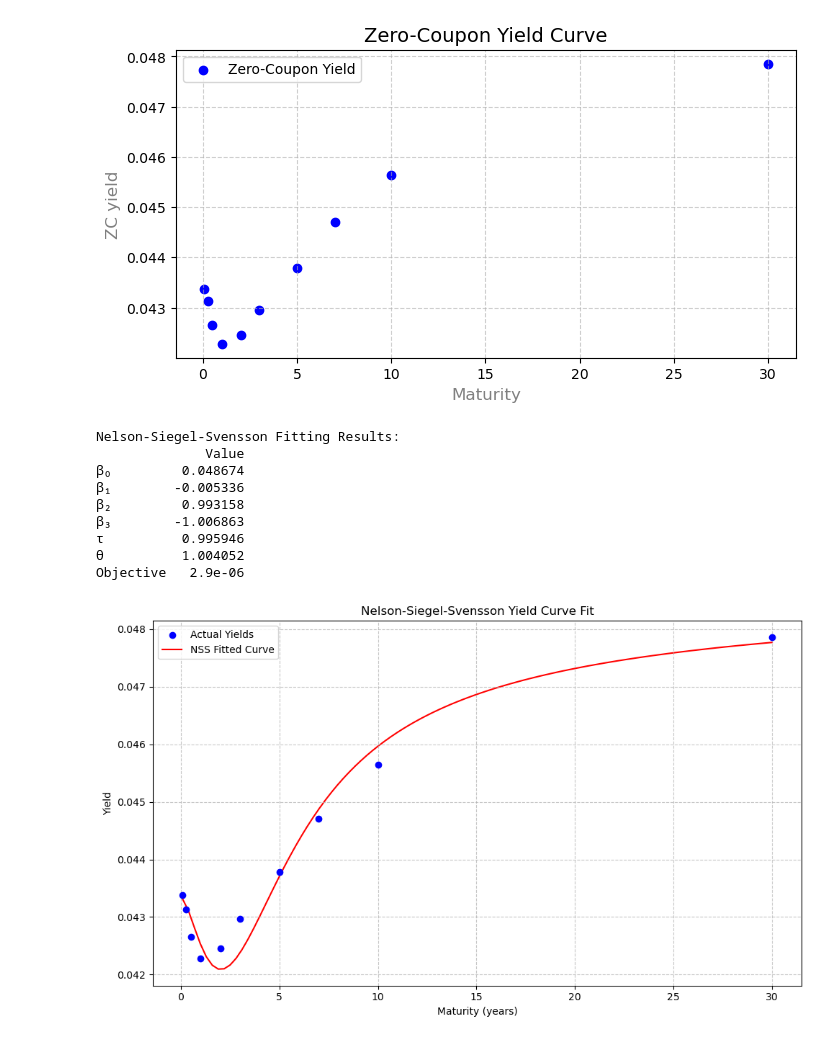
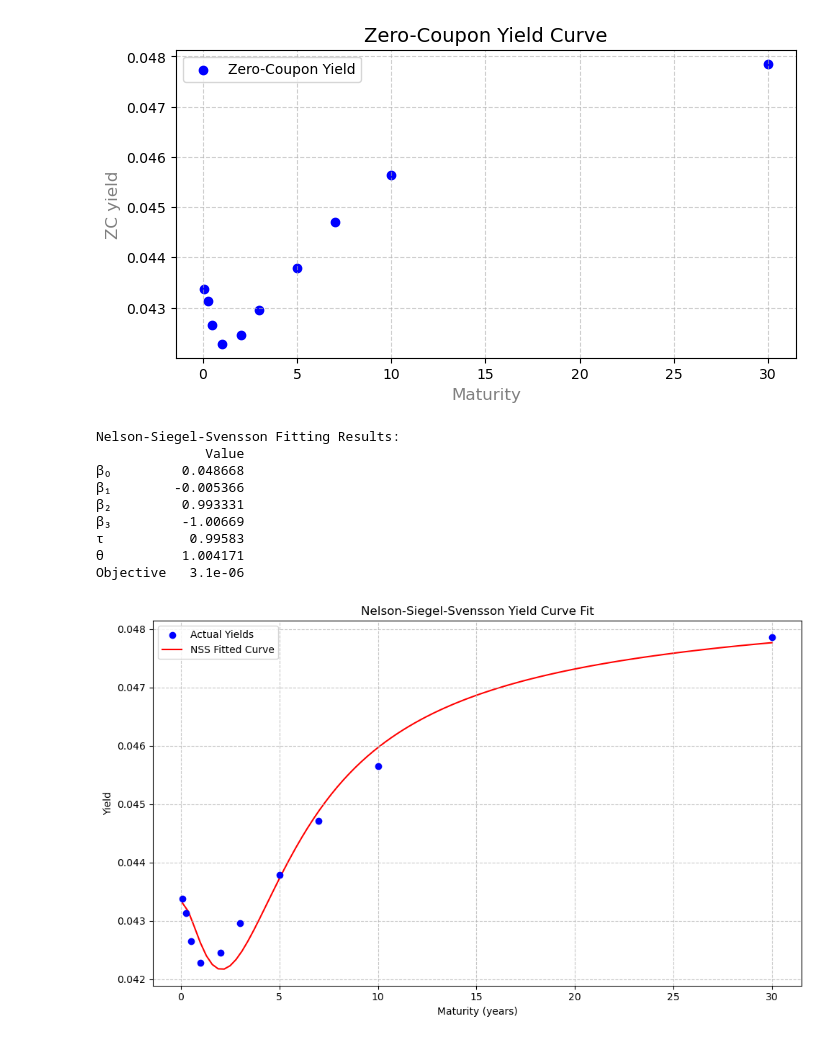
Before and after one commit to fangsitang/fixed_income, a Jupyter notebook: PartA Q1Q2Q3.ipynb, the cells around one changed output. Drawn from its saved outputs; the diff is of its cells as text; code cells hidden in the pictures.

```diff
--- a/PartA Q1Q2Q3.ipynb
+++ b/PartA Q1Q2Q3.ipynb
@@ -196,10 +196,10 @@ def objective_function(params, maturities, yields, weighted=True):
     if weighted:
         # Apply weights: 1/t for short end, t for long end
         # Use maturity of 2 years as the threshold between short and long end
-        threshold = 2.0
+        threshold = 1.0
         weights = np.where(maturities <= threshold,
-                          1/maturities,  # Short end: weight by 1/t
-                          maturities)    # Long end: weight by t
+                          1/maturities,  # Short end: weight by 1/t, for 1m, 3m, 6m, 1yr, Bills
+                          maturities)    # Long end: weight by t, for 2yr,3yr,5yr,7yr,10yr,30yr, Bonds
 
         # Apply weights to squared errors
         weighted_errors = errors * errors * weights
@@ -262,41 +262,41 @@ results_df = pd.DataFrame({
 obj_value = f"{result.fun:.1e}"
 results_df.loc['Objective'] = obj_value
 
 print("\nNelson-Siegel-Svensson Fitting Results:")
 print(results_df)
 
 # Generate fitted curve for plotting
 t_fine = np.linspace(min(maturities), max(maturities), 100)
 fitted_yields = [nss_yield(t, result.x) for t in t_fine]
 
 # Plot results
 plt.figure(figsize=(10, 6))
 
 # Plot actual yields
 plt.scatter(maturities, yields, color='blue', label='Actual Yields', zorder=2)
 
 # Plot fitted curve
 plt.plot(t_fine, fitted_yields, 'r-', label='NSS Fitted Curve', zorder=1)
 
 plt.xlabel('Maturity (years)')
 plt.ylabel('Yield')
 plt.title('Nelson-Siegel-Svensson Yield Curve Fit')
 plt.grid(True, linestyle='--', alpha=0.7)
 plt.legend()
 
 plt.tight_layout()
 plt.show()
 # %% [output]
 Nelson-Siegel-Svensson Fitting Results:
               Value
-β₀         0.048674
-β₁        -0.005336
-β₂         0.993158
-β₃        -1.006863
-τ          0.995946
-θ          1.004052
-Objective   2.9e-06
+β₀         0.048668
+β₁        -0.005366
+β₂         0.993331
+β₃         -1.00669
+τ           0.99583
+θ          1.004171
+Objective   3.1e-06
-[figure, old version]
+[figure, new version]
 # %%
 import numpy as np
 import scipy.optimize as opt
```
Also changed, not shown: parts of 7 cells of this notebook.
